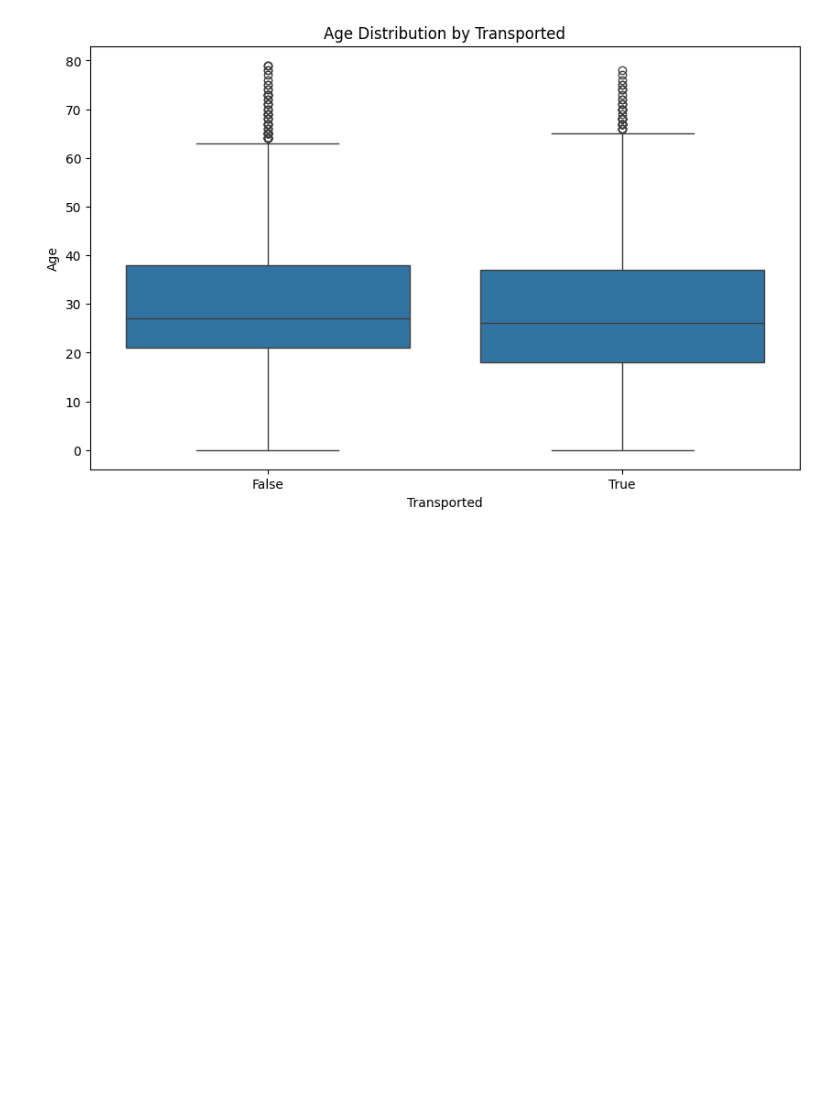
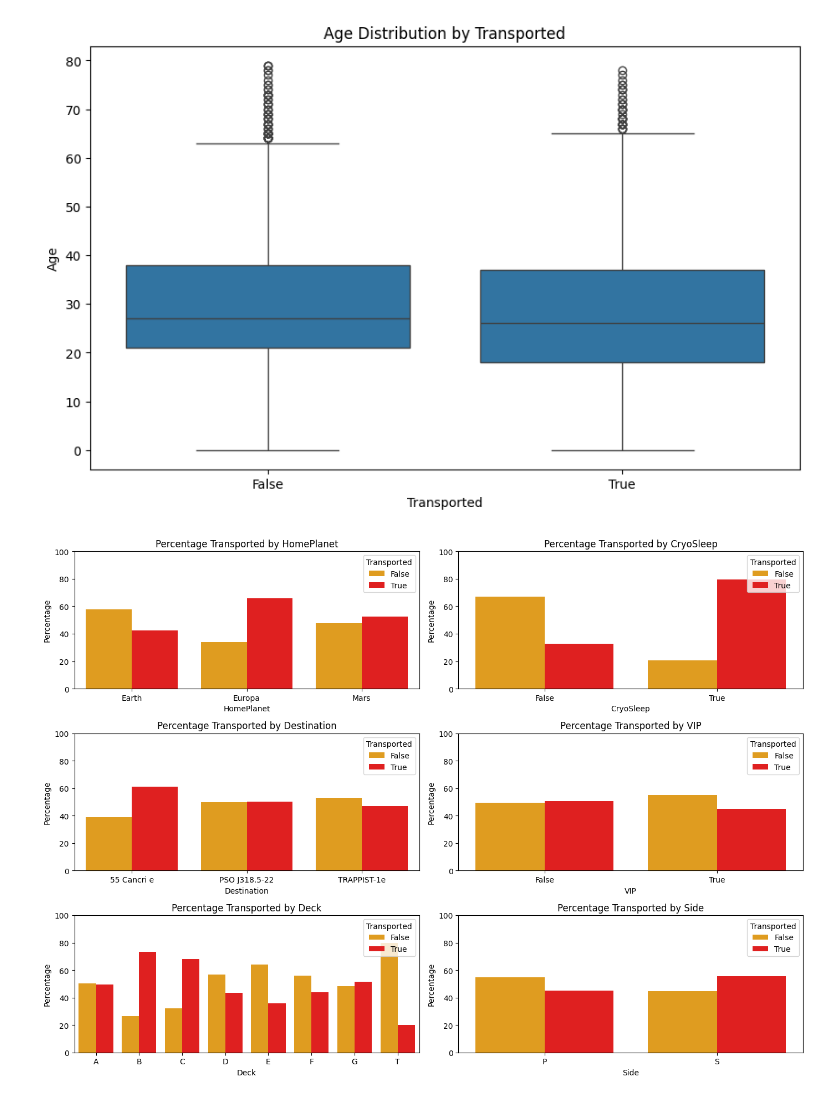
Before and after one commit to 7PAM2015-0509-2023-Group17/Kaggle-Challenge, a Jupyter notebook: Kaggle_Challenge_notebook.ipynb, the cells around one changed output. Drawn from its saved outputs; the diff is of its cells as text; code cells hidden in the pictures; blank space fills up the shorter version.

```diff
--- a/Kaggle_Challenge_notebook.ipynb
+++ b/Kaggle_Challenge_notebook.ipynb
@@ -180,3 +180,33 @@ plt.ylabel('Age')
 plt.show()
 # %% [output]
 [figure]
+# %%
+# List of categorical features to visualize
+categorical_features = ['HomePlanet', 'CryoSleep', 'Destination', 'VIP', 'Deck', 'Side']
+
+# Define custom color palette for 'Transported' and 'Not Transported'
+colors = {True: 'red', False: 'orange'}
+
+# Set up the figure size
+plt.figure(figsize=(14, 10))
+
+# Loop over each categorical feature
+for i, feature in enumerate(categorical_features, 1):
+    plt.subplot(3, 2, i)
+
+    # Calculate percentage of people transported in each category
+    prop_df = train.groupby(feature)['Transported'].value_counts(normalize=True).mul(100).rename('percent').reset_index()
+
+    # Customize colors using the defined palette
+    sns.barplot(x=feature, y='percent', hue='Transported', data=prop_df, palette=colors)
+
+    plt.title(f'Percentage Transported by {feature}')
+    plt.ylabel('Percentage')
+    plt.ylim(0, 100)
+
+    plt.legend(title='Transported', loc='upper right')  # Use default labels
+
+plt.tight_layout()
+plt.show()
+# %% [output]
+[figure, added]
```
